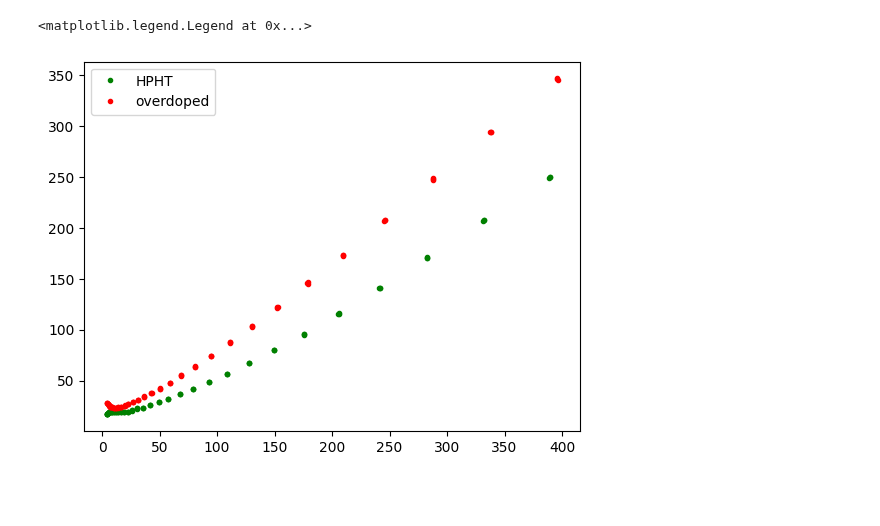
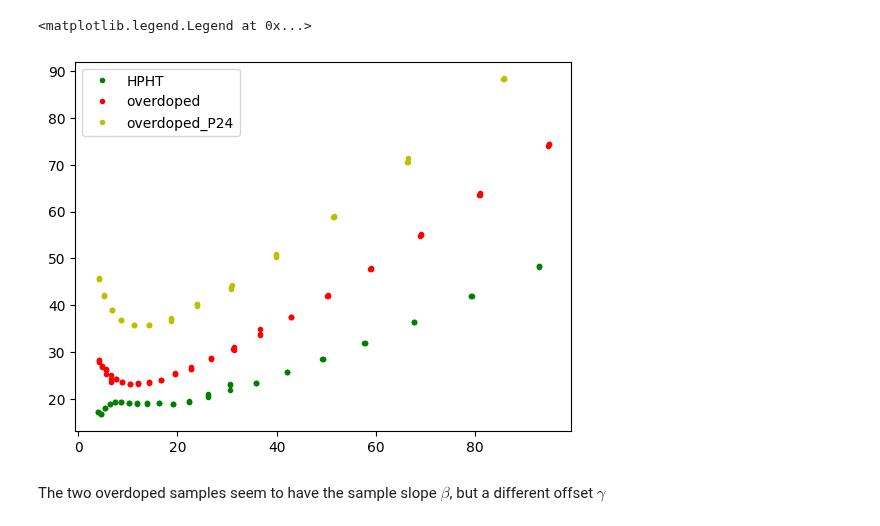
Before and after one commit to Gamal-on/YBCO, a Jupyter notebook: plot_data.ipynb, the cells around one changed output. Cells and saved outputs as stored; diff of their text form; code cells hidden in the pictures; blank space fills up the shorter version.

```diff
--- a/plot_data.ipynb
+++ b/plot_data.ipynb
@@ -33,11 +32,16 @@ plt.legend()
 # %%
-squared_temp_HPHT_bounded, hc_HPHT_bounded = tools.tab_interval(cnt.squared_temperature_HPHT, cnt.hc_div_temp_HPHT, 0, 400)
-squared_temp_ISIS_bounded, hc_ISIS_bounded = tools.tab_interval(cnt.squared_temperature_ISIS, cnt.hc_div_temp_ISIS, 0, 400)
+squared_temp_HPHT_bounded, hc_HPHT_bounded = tools.tab_interval(cnt.squared_temperature_HPHT, cnt.hc_div_temp_HPHT, 0, 100)
+squared_temp_ISIS_bounded, hc_ISIS_bounded = tools.tab_interval(cnt.squared_temperature_ISIS, cnt.hc_div_temp_ISIS, 0, 100)
+squared_temp_P24_bounded, hc_P24_bounded = tools.tab_interval(cnt.squared_temperature_P24, cnt.hc_div_temp_P24, 0, 100)
+
 
 plt.figure()
 plt.plot(squared_temp_HPHT_bounded, hc_HPHT_bounded, ".g", label="HPHT")
 plt.plot(squared_temp_ISIS_bounded,hc_ISIS_bounded, ".r", label="overdoped")
+plt.plot(squared_temp_P24_bounded, hc_P24_bounded, ".y", label="overdoped_P24")
 plt.legend()
 # %% [output]
 <matplotlib.legend.Legend at 0x...>
-[figure, old version]
+[figure, new version]
+# %% [markdown]
+The two overdoped samples seem to have the sample slope $\beta$, but a different offset $\gamma$
```
Also changed, not shown: parts of 3 cells of this notebook, 3 other files.
